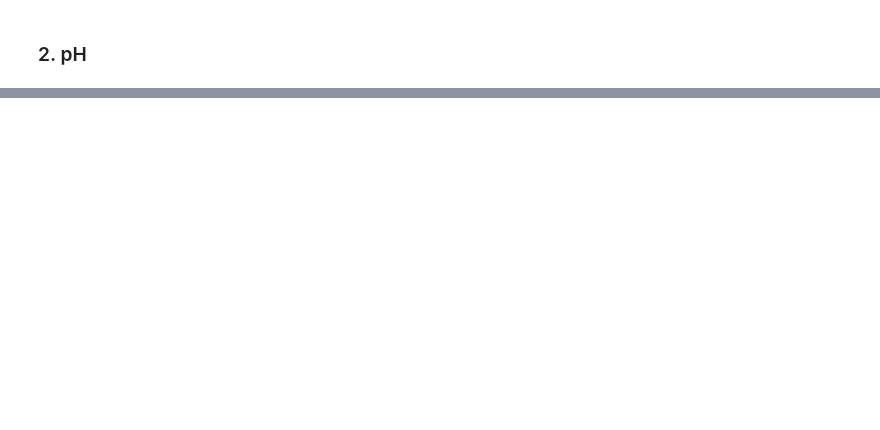
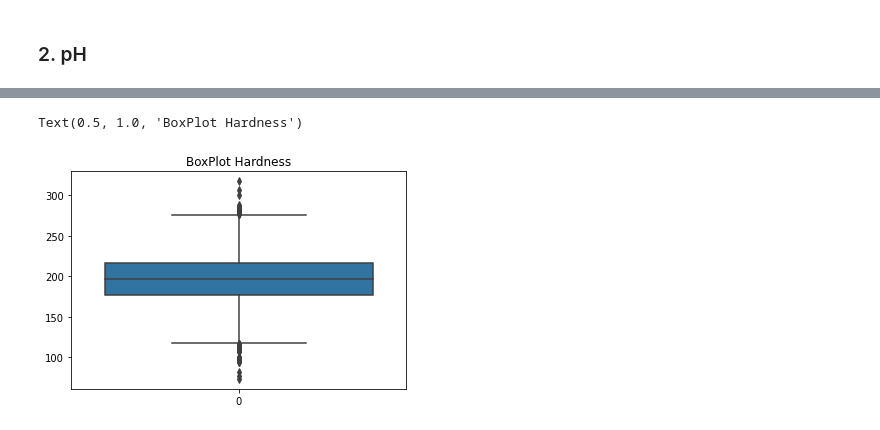
Before and after one commit to TubesForLyfe/ProbStat, a Jupyter notebook: src/main.ipynb, the cells around one changed output, grey strips where cells are left out. Saved outputs shown, nothing was run; the diff lists cells and outputs as text; code cells hidden in the pictures; blank space fills up the shorter version.

```diff
--- a/src/main.ipynb
+++ b/src/main.ipynb
@@ -614,0 +319,8 @@ array([[<AxesSubplot:xlabel='id', ylabel='id'>,
+# %%
+# Boxplot kolom Hardness
+
+BoxPlotHardness = sns.boxplot(data = Hardness)
+BoxPlotHardness.set_title("BoxPlot Hardness")
+# %% [output]
+Text(0.5, 1.0, 'BoxPlot Hardness')
+[figure, added]
```
Also changed, not shown: parts of 92 cells of this notebook.
